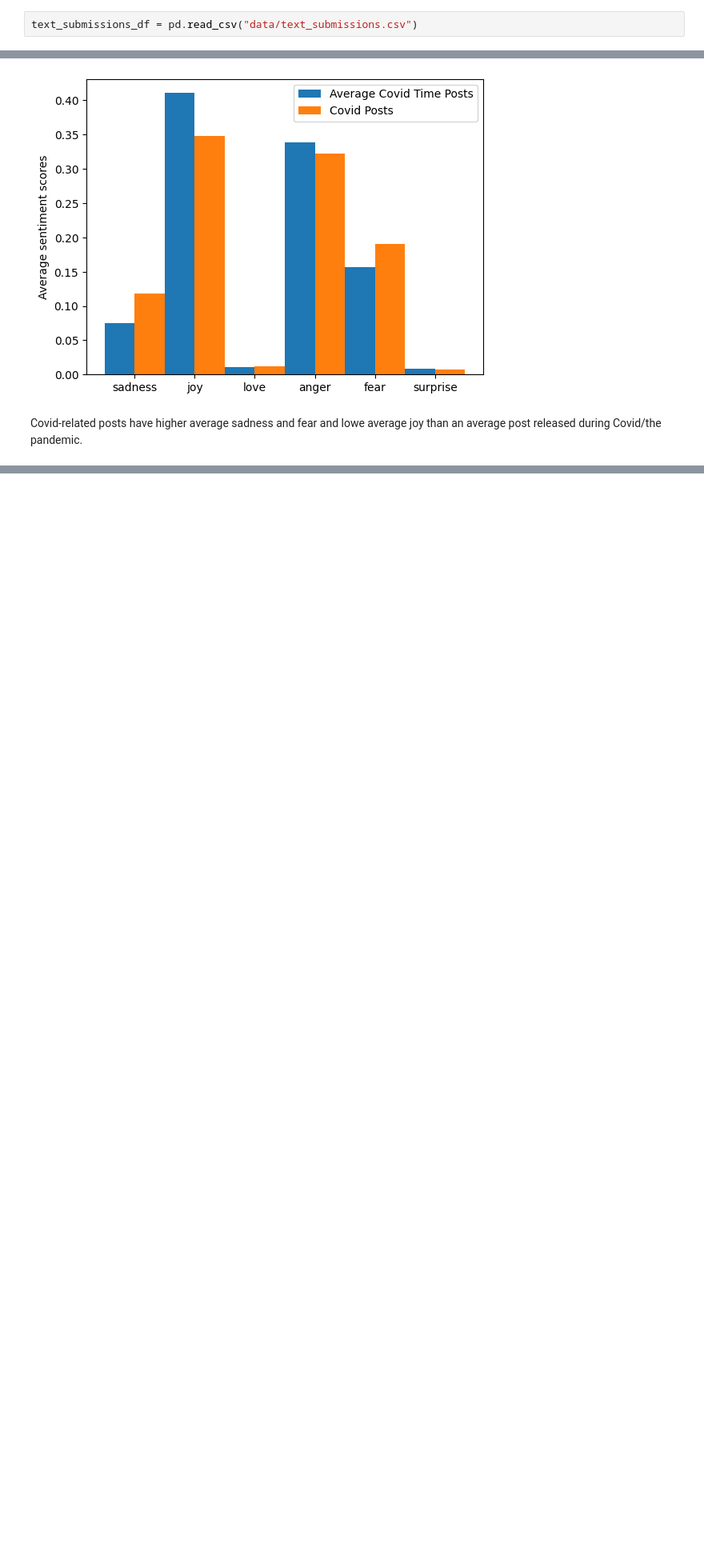
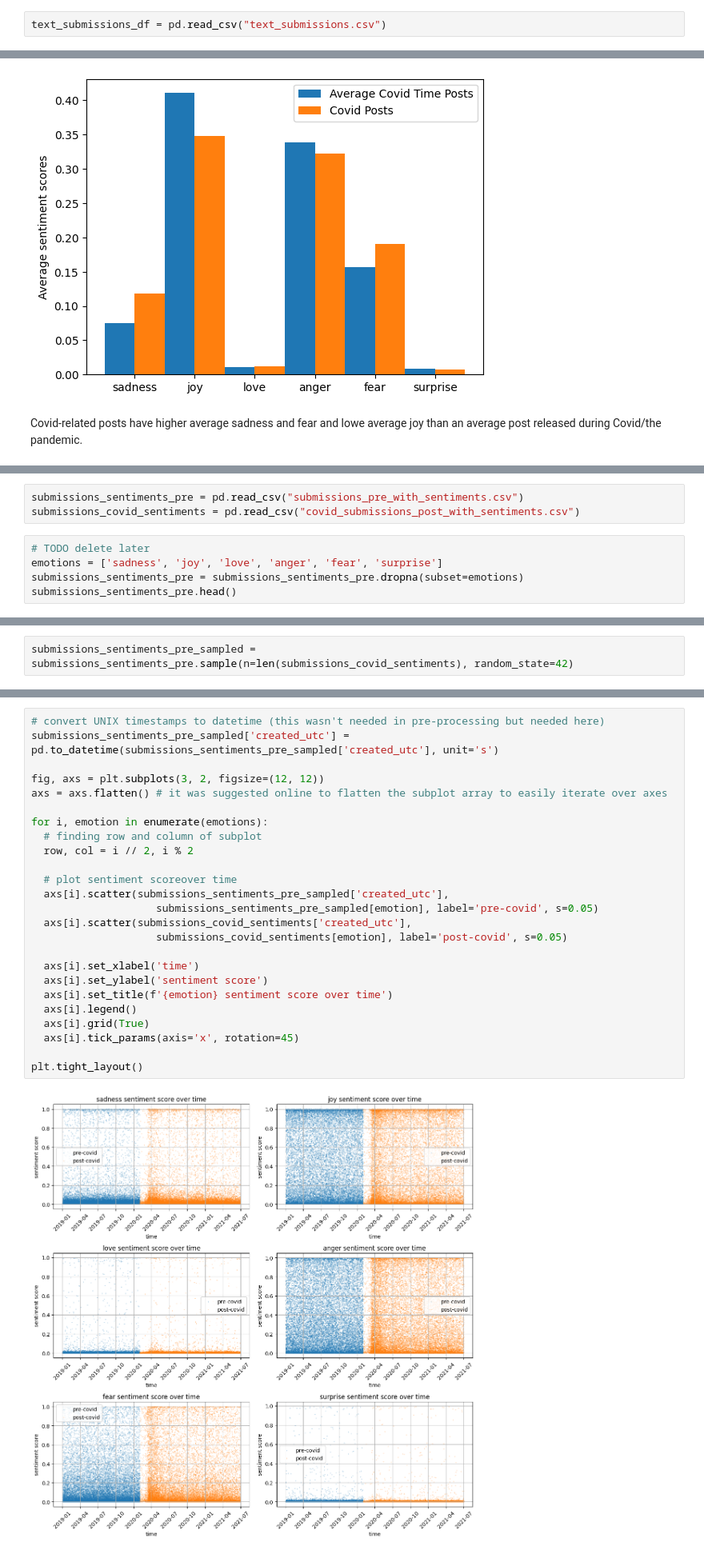
Before and after one commit to avaove/d25-project, a Jupyter notebook: d25-proj.ipynb, the cells around one changed output, grey strips where cells are left out. Shown at 80% size. Saved outputs shown, nothing was run; the diff lists cells and outputs as text; blank space fills up the shorter version.

```diff
--- a/d25-proj.ipynb
+++ b/d25-proj.ipynb
@@ -12,3 +20,3 @@ from tqdm import tqdm # for prgress bar
 # %%
-text_submissions_df = pd.read_csv("data/text_submissions.csv")
+text_submissions_df = pd.read_csv("text_submissions.csv")
 # %% [markdown]
@@ -433,0 +412,8 @@ Covid-related posts have higher average sadness and fear and lowe average joy th
+# %%
+submissions_sentiments_pre = pd.read_csv("submissions_pre_with_sentiments.csv")
+submissions_covid_sentiments = pd.read_csv("covid_submissions_post_with_sentiments.csv")
+# %%
+# TODO delete later
+emotions = ['sadness', 'joy', 'love', 'anger', 'fear', 'surprise']
+submissions_sentiments_pre = submissions_sentiments_pre.dropna(subset=emotions)
+submissions_sentiments_pre.head()
@@ -433,0 +433,2 @@ Covid-related posts have higher average sadness and fear and lowe average joy th
+# %%
+submissions_sentiments_pre_sampled = submissions_sentiments_pre.sample(n=len(submissions_covid_sentiments), random_state=42)
@@ -433,0 +437,27 @@ Covid-related posts have higher average sadness and fear and lowe average joy th
+# %%
+# convert UNIX timestamps to datetime (this wasn't needed in pre-processing but needed here)
+submissions_sentiments_pre_sampled['created_utc'] = pd.to_datetime(submissions_sentiments_pre_sampled['created_utc'], unit='s')
+
+fig, axs = plt.subplots(3, 2, figsize=(12, 12))
+axs = axs.flatten() # it was suggested online to flatten the subplot array to easily iterate over axes
+
+for i, emotion in enumerate(emotions):
+  # finding row and column of subplot
+  row, col = i // 2, i % 2
+
+  # plot sentiment scoreover time
+  axs[i].scatter(submissions_sentiments_pre_sampled['created_utc'],
+                    submissions_sentiments_pre_sampled[emotion], label='pre-covid', s=0.05)
+  axs[i].scatter(submissions_covid_sentiments['created_utc'],
+                    submissions_covid_sentiments[emotion], label='post-covid', s=0.05)
+
+  axs[i].set_xlabel('time')
+  axs[i].set_ylabel('sentiment score')
+  axs[i].set_title(f'{emotion} sentiment score over time')
+  axs[i].legend()
+  axs[i].grid(True)
+  axs[i].tick_params(axis='x', rotation=45)
+
+plt.tight_layout()
+# %% [output]
+[figure, added]
```
Also changed, not shown: parts of 27 cells of this notebook.
